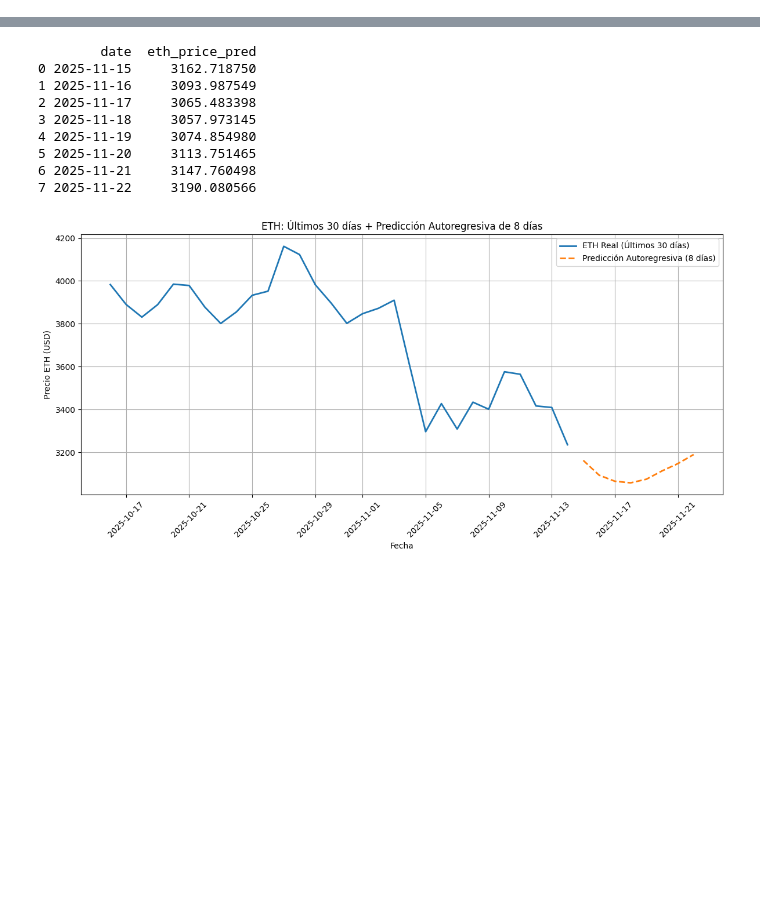
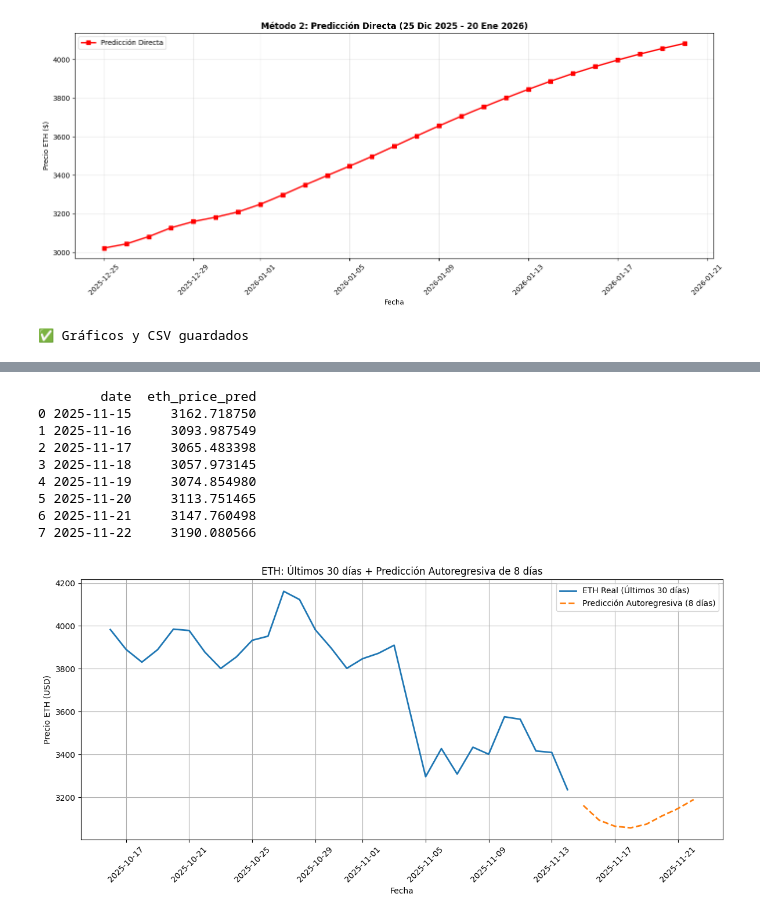
Before and after one commit to josean9/TFG_DEF, a Jupyter notebook: notebooks/notebook1.ipynb, the cells around one changed output, grey strips where cells are left out. Drawn from its saved outputs; the diff is of its cells as text; code cells hidden in the pictures; blank space fills up the shorter version.

```diff
--- a/notebooks/notebook1.ipynb
+++ b/notebooks/notebook1.ipynb
@@ -442,0 +935,72 @@ Epoch 639/1000 | Train Loss: 0.000308 | Test Loss: 0.001584 | Train Acc: 0.5898
+# %%
+# ======================================================
+# MÉTODO 2 MEJORADO: PREDICCIÓN DIRECTA (sin autorregresión)
+# ======================================================
+print("="*70)
+print("METHOD 2️⃣: PREDICCIÓN DIRECTA (secuencial, sin autorregresión)")
+print("="*70)
+
+model.eval()
+
+# Usar último SEQ_LEN días del dataset real
+last_sequence_scaled = df_lstm[FEATURE_COLS + [TARGET_COL]].tail(SEQ_LEN).copy()
+last_sequence_scaled[FEATURE_COLS] = scaler_x.transform(last_sequence_scaled[FEATURE_COLS].values)
+last_sequence_scaled[[TARGET_COL]] = scaler_y.transform(last_sequence_scaled[[TARGET_COL]].values)
+
+predictions_direct = []
+
+with torch.no_grad():
+    for day in range(len(future_dates)):
+        # Predicción con la ventana actual
+        X_input = torch.FloatTensor(last_sequence_scaled[FEATURE_COLS + [TARGET_COL]].values).unsqueeze(0).to(DEVICE)
+
+        y_pred_scaled = model(X_input).cpu().numpy()[0, 0]
+        predictions_direct.append(y_pred_scaled)
+
+        # Crear nueva fila: features del último día + predicción escalada
+        new_features = last_sequence_scaled[FEATURE_COLS].iloc[-1:].values  # (1, num_features)
+        new_row_data = np.hstack([new_features, [[y_pred_scaled]]])  # (1, num_features + 1)
+
+        # Remover primer fila y añadir la nueva
+        last_sequence_scaled = pd.concat([
+            last_sequence_scaled[1:].reset_index(drop=True),
+            pd.DataFrame(new_row_data, columns=FEATURE_COLS + [TARGET_COL])
+        ], ignore_index=True)
+
+# Descalar predicciones
+predictions_direct = np.array(predictions_direct).reshape(-1, 1)
+predictions_direct_real = scaler_y.inverse_transform(predictions_direct)
+
+# DataFrame
+df_direct = pd.DataFrame({
+    'date': future_dates,
+    'eth_price_direct': predictions_direct_real.flatten()
+})
+
+print("\n📊 PREDICCIONES DIRECTAS:")
+print(df_direct.to_string(index=False))
+
+print(f"\n📈 RESUMEN:")
+print(f"  Precio promedio: ${df_direct['eth_price_direct'].mean():.2f}")
+print(f"  Min: ${df_direct['eth_price_direct'].min():.2f}")
+print(f"  Max: ${df_direct['eth_price_direct'].max():.2f}")
+print(f"  Variación: ${df_direct['eth_price_direct'].max() - df_direct['eth_price_direct'].min():.2f}")
+
+# Guardar
+df_direct.to_csv('predicciones_directas.csv', index=False)
+
+# Gráfico
+plt.figure(figsize=(14, 6))
+plt.plot(df_direct['date'], df_direct['eth_price_direct'], 'r-s', linewidth=2, markersize=6, label='Predicción Directa')
+plt.title('Método 2: Predicción Directa (25 Dic 2025 - 20 Ene 2026)', fontsize=12, fontweight='bold')
+plt.xlabel('Fecha')
+plt.ylabel('Precio ETH ($)')
+plt.legend()
+plt.grid(True, alpha=0.3)
+plt.xticks(rotation=45)
+plt.tight_layout()
+plt.savefig('predicciones_directas.png', dpi=300, bbox_inches='tight')
+plt.show()
+
+print(f"\n✅ Gráficos y CSV guardados")
+# %% [output]
@@ -443,3 +1024,5 @@ Epoch 639/1000 | Train Loss: 0.000308 | Test Loss: 0.001584 | Train Acc: 0.5898
+[figure, added]
+✅ Gráficos y CSV guardados
 # %%
 import matplotlib.pyplot as plt
 
```
Also changed, not shown: parts of 25 cells of this notebook, 1 other file.
